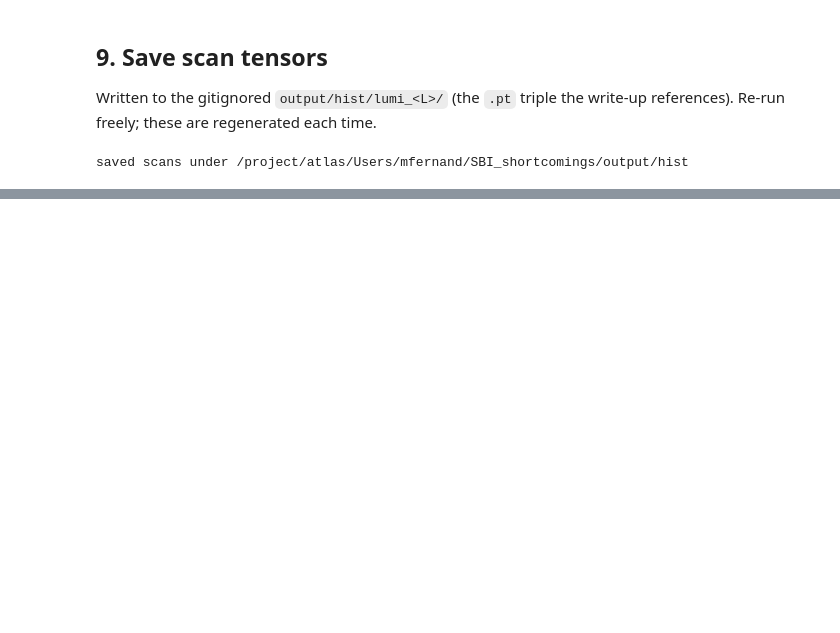
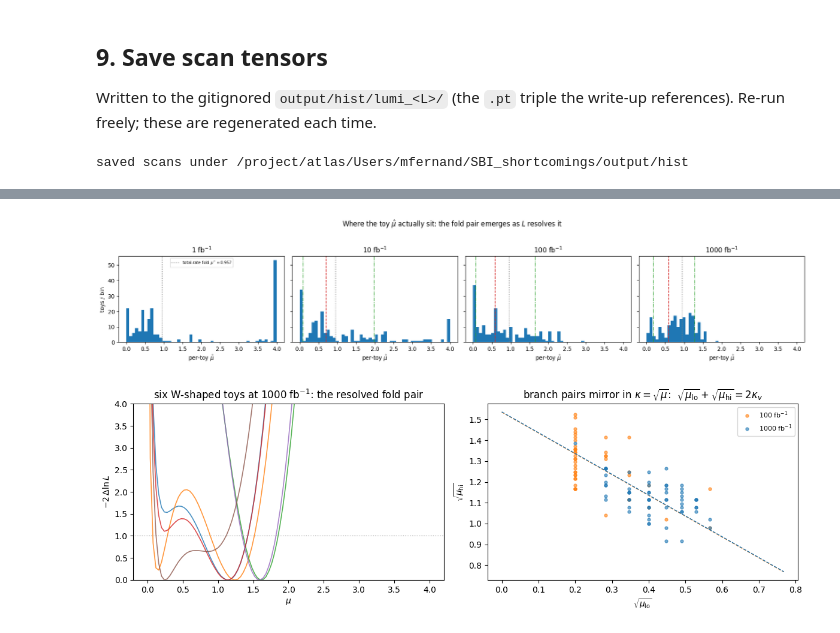
Before and after one commit to martafsilva31/SBI_shortcomings, a Jupyter notebook: notebooks/histogram_reproduction.ipynb, the cells around one changed output, grey strips where cells are left out. Drawn from its saved outputs; the diff is of its cells as text; code cells hidden in the pictures; blank space fills up the shorter version.

```diff
--- a/notebooks/histogram_reproduction.ipynb
+++ b/notebooks/histogram_reproduction.ipynb
@@ -239,0 +491,44 @@ saved scans under /project/atlas/Users/mfernand/SBI_shortcomings/output/hist
+# %%
+fig, axes = plt.subplots(1, 4, figsize=(18, 3.6), sharey=True)
+for ax, L in zip(axes, LUMIS):
+    T = results[L]['nll_toys'].numpy().T
+    muhat = mu_np[T.argmin(axis=1)]
+    ax.hist(muhat, bins=np.arange(0, 4.04, 0.08), color='C0')
+    ax.axvline(0.957, color='grey', ls=':', lw=1.2, label=r'total-rate fold $\mu^*=0.957$')
+    P = branches[L]
+    if len(P) >= 10:
+        kv2 = (0.5*(np.sqrt(P[:, 0]) + np.sqrt(P[:, 1])).mean())**2
+        ax.axvline(kv2, color='C3', ls='--', lw=1.2, label=r'effective fold $\kappa_v^2$')
+        ax.axvline(P[:, 0].mean(), color='C2', ls='-.', lw=1.0, label='branch means')
+        ax.axvline(P[:, 1].mean(), color='C2', ls='-.', lw=1.0)
+    ax.set_title(f'{L:.0f} fb$^{{-1}}$'); ax.set_xlabel(r'per-toy $\hat\mu$')
+axes[0].set_ylabel('toys / bin'); axes[0].legend(fontsize=7)
+fig.suptitle(r'Where the toy $\hat\mu$ actually sit: the fold pair emerges as $L$ resolves it', y=1.04)
+fig.tight_layout(); plt.show()
+
+fig, (axW, axS) = plt.subplots(1, 2, figsize=(12, 4.0))
+T = results[1000.]['nll_toys'].numpy().T
+d = np.diff(T, axis=1)
+shown = 0
+for t in range(len(T)):
+    locs = np.where((d[t, :-1] < 0) & (d[t, 1:] > 0))[0] + 1
+    if len(locs) >= 2 and shown < 6:
+        axW.plot(mu_np, T[t] - T[t].min(), lw=1.2, alpha=0.8)
+        shown += 1
+axW.axhline(1.0, color='grey', ls=':', lw=0.8)
+axW.set_xlabel(r'$\mu$'); axW.set_ylabel(r'$-2\,\Delta\ln L$'); axW.set_ylim(0, 4)
+axW.set_title('six W-shaped toys at 1000 fb$^{-1}$: the resolved fold pair')
+
+for L, c in [(100., 'C1'), (1000., 'C0')]:
+    P = branches[L]
+    axS.plot(np.sqrt(P[:, 0]), np.sqrt(P[:, 1]), 'o', ms=3.5, alpha=0.6, color=c, label=f'{L:.0f} fb$^{{-1}}$')
+    kv = 0.5*(np.sqrt(P[:, 0]) + np.sqrt(P[:, 1])).mean()
+    x = np.linspace(0, kv, 50)
+    axS.plot(x, 2*kv - x, '--', lw=1, color=c)
+axS.set_xlabel(r'$\sqrt{\mu_{\rm lo}}$'); axS.set_ylabel(r'$\sqrt{\mu_{\rm hi}}$')
+axS.set_title(r'branch pairs mirror in $\kappa=\sqrt{\mu}$:  $\sqrt{\mu_{\rm lo}}+\sqrt{\mu_{\rm hi}} = 2\kappa_v$')
+axS.legend(fontsize=8)
+fig.tight_layout(); plt.show()
+# %% [output]
+[figure, added]
+[figure, added]
```
Also changed, not shown: parts of 8 cells of this notebook, 6 other files.
